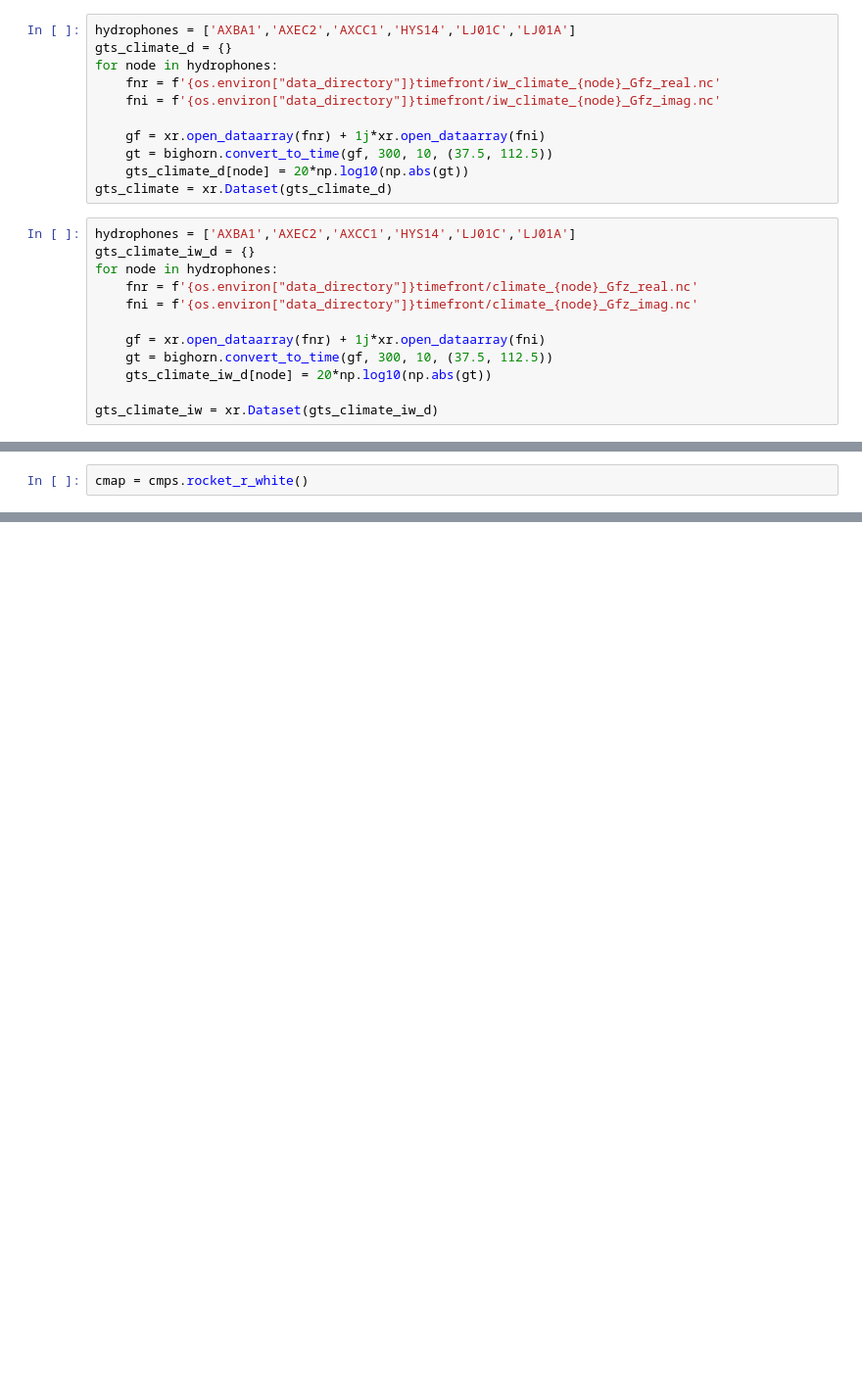
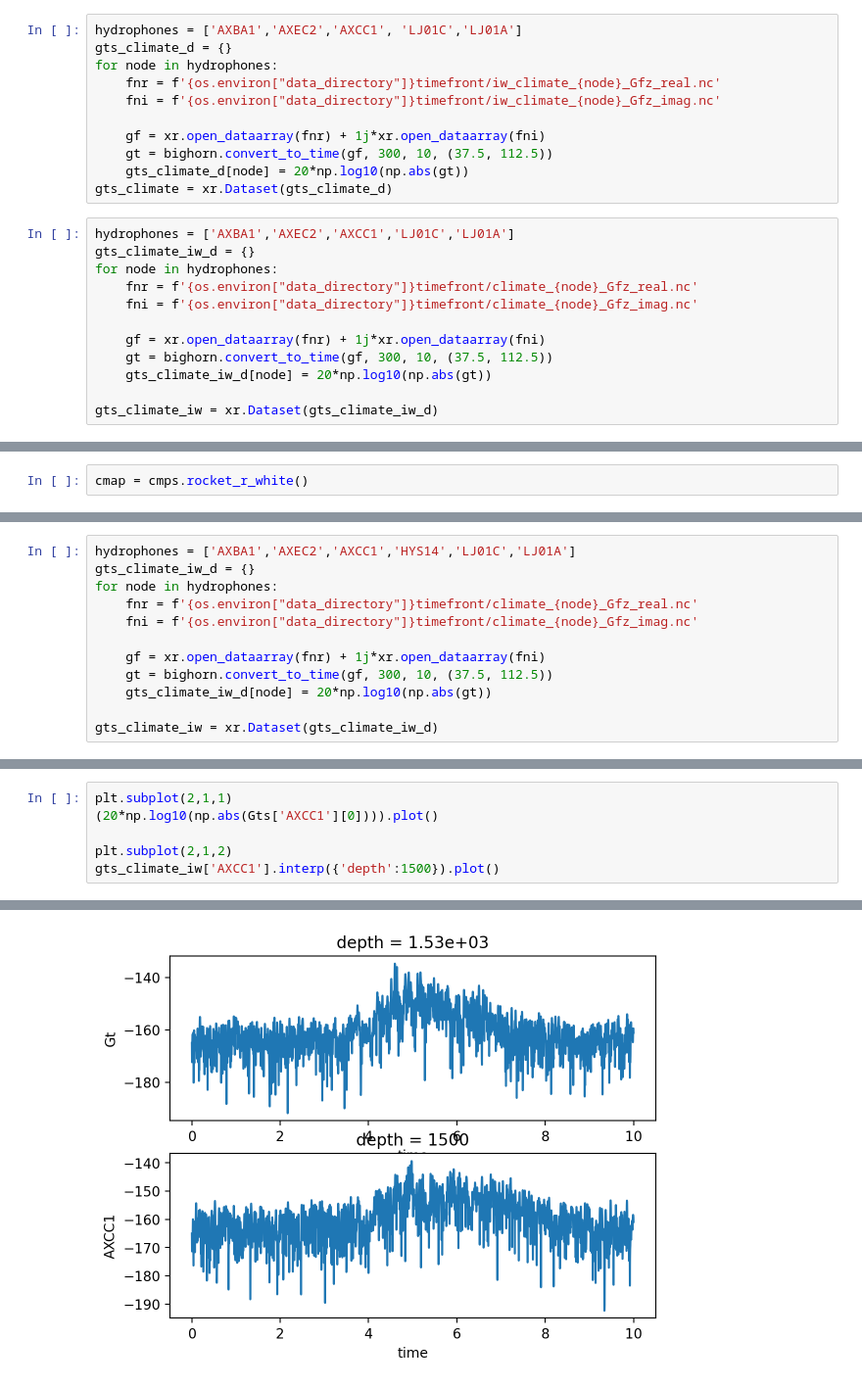
Before and after one commit to John-Ragland/KB2OOI, a Jupyter notebook: publication_figures/TimeFronts.ipynb, the cells around one changed output, grey strips where cells are left out. Shown at 98% size. Cells and saved outputs as stored; diff of their text form; blank space fills up the shorter version.

```diff
--- a/publication_figures/TimeFronts.ipynb
+++ b/publication_figures/TimeFronts.ipynb
@@ -24,7 +26,7 @@ _ = load_dotenv(env_path)
 # %% [markdown]
 ## Load timefronts
 # %%
-hydrophones = ['AXBA1','AXEC2','AXCC1','HYS14','LJ01C','LJ01A']
+hydrophones = ['AXBA1','AXEC2','AXCC1', 'LJ01C','LJ01A']
 gts_climate_d = {}
 for node in hydrophones:
     fnr = f'{os.environ["data_directory"]}timefront/iw_climate_{node}_Gfz_real.nc'
@@ -35,7 +37,7 @@ for node in hydrophones:
     gts_climate_d[node] = 20*np.log10(np.abs(gt))
 gts_climate = xr.Dataset(gts_climate_d)
 # %%
-hydrophones = ['AXBA1','AXEC2','AXCC1','HYS14','LJ01C','LJ01A']
+hydrophones = ['AXBA1','AXEC2','AXCC1','LJ01C','LJ01A']
 gts_climate_iw_d = {}
 for node in hydrophones:
     fnr = f'{os.environ["data_directory"]}timefront/climate_{node}_Gfz_real.nc'
@@ -208,0 +398,12 @@ fig.savefig('figures/timefronts.pdf', bbox_inches='tight', dpi=500)
+# %%
+hydrophones = ['AXBA1','AXEC2','AXCC1','HYS14','LJ01C','LJ01A']
+gts_climate_iw_d = {}
+for node in hydrophones:
+    fnr = f'{os.environ["data_directory"]}timefront/climate_{node}_Gfz_real.nc'
+    fni = f'{os.environ["data_directory"]}timefront/climate_{node}_Gfz_imag.nc'
+
+    gf = xr.open_dataarray(fnr) + 1j*xr.open_dataarray(fni)
+    gt = bighorn.convert_to_time(gf, 300, 10, (37.5, 112.5))
+    gts_climate_iw_d[node] = 20*np.log10(np.abs(gt))
+
+gts_climate_iw = xr.Dataset(gts_climate_iw_d)
@@ -208,0 +453,7 @@ fig.savefig('figures/timefronts.pdf', bbox_inches='tight', dpi=500)
+# %%
+plt.subplot(2,1,1)
+(20*np.log10(np.abs(Gts['AXCC1'][0]))).plot()
+
+plt.subplot(2,1,2)
+gts_climate_iw['AXCC1'].interp({'depth':1500}).plot()
+# %% [output]
@@ -208,0 +461 @@ fig.savefig('figures/timefronts.pdf', bbox_inches='tight', dpi=500)
+[figure, added]
```
Also changed, not shown: parts of 8 cells of this notebook, 14 other files.
